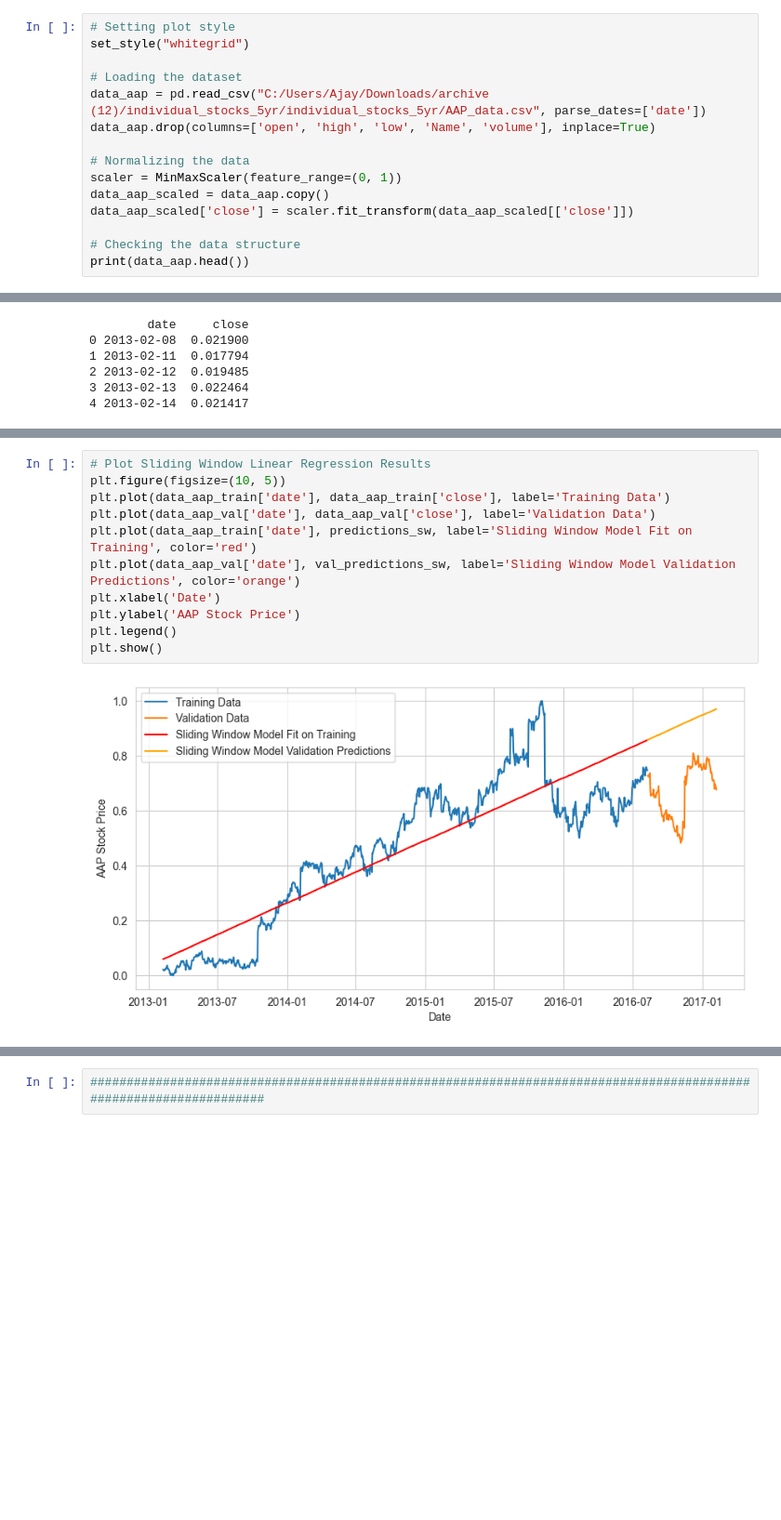
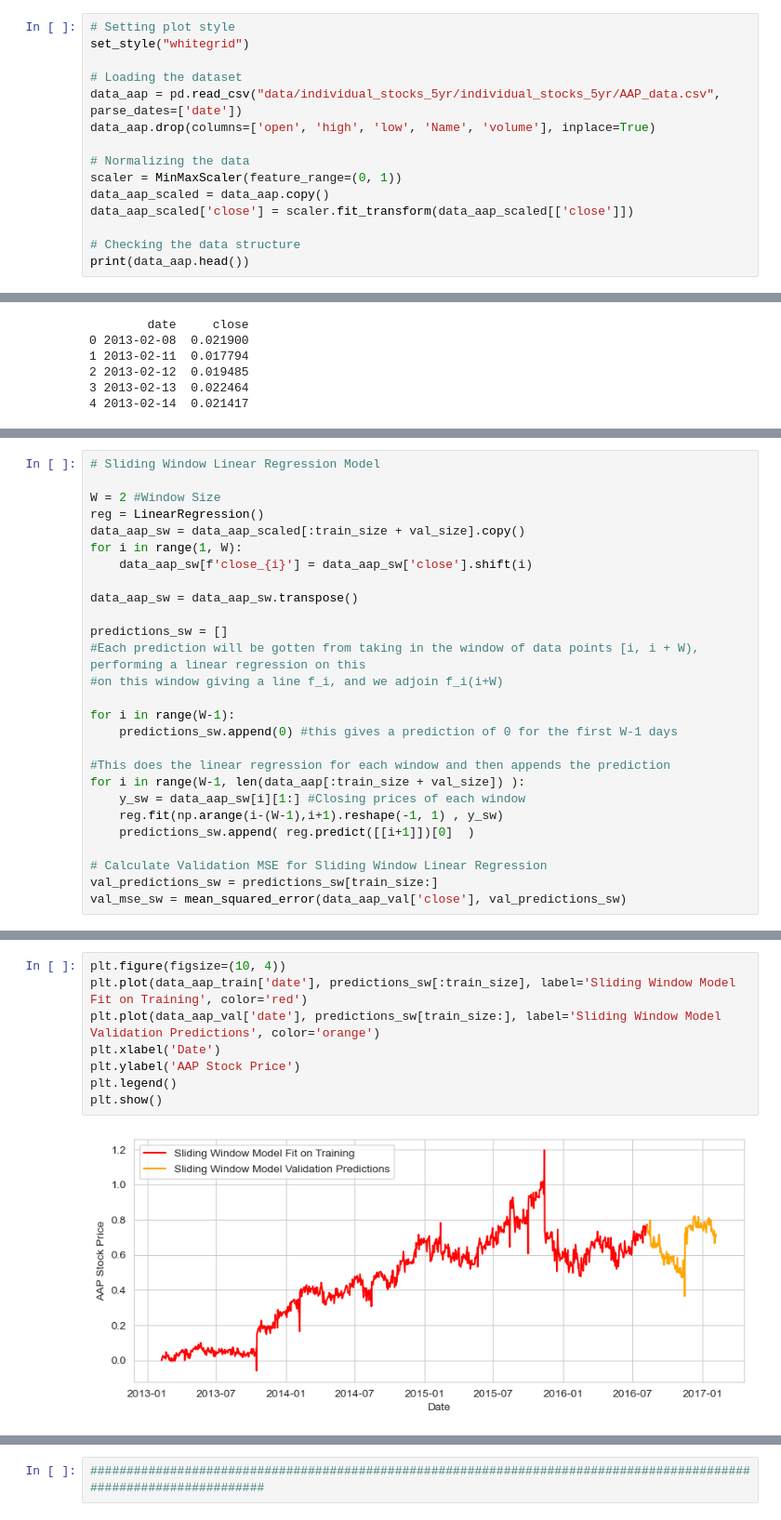
Before and after one commit to Ajay-Aryan/Stock_Price_Prediction, a Jupyter notebook: Combined_.ipynb, the cells around one changed output, grey strips where cells are left out. Shown: that part at 93% size. Drawn from its saved outputs; the diff is of its cells as text; blank space fills up the shorter version.

```diff
--- a/Combined_.ipynb
+++ b/Combined_.ipynb
@@ -19,7 +19,7 @@ Apple data for last 5 years
 set_style("whitegrid")
 
 # Loading the dataset
-data_aap = pd.read_csv("C:/Users/Ajay/Downloads/archive (12)/individual_stocks_5yr/individual_stocks_5yr/AAP_data.csv", parse_dates=['date'])
+data_aap = pd.read_csv("data/individual_stocks_5yr/individual_stocks_5yr/AAP_data.csv", parse_dates=['date'])
 data_aap.drop(columns=['open', 'high', 'low', 'Name', 'volume'], inplace=True)
 
 # Normalizing the data
@@ -79,0 +58,27 @@ val_mse_sw = mean_squared_error(data_aap_val['close'], val_predictions_sw)
+# %%
+# Sliding Window Linear Regression Model
+
+W = 2 #Window Size
+reg = LinearRegression()
+data_aap_sw = data_aap_scaled[:train_size + val_size].copy()
+for i in range(1, W):
+    data_aap_sw[f'close_{i}'] = data_aap_sw['close'].shift(i)
+
+data_aap_sw = data_aap_sw.transpose()
+
+predictions_sw = []
+#Each prediction will be gotten from taking in the window of data points [i, i + W), performing a linear regression on this
+#on this window giving a line f_i, and we adjoin f_i(i+W)
+
+for i in range(W-1):
+    predictions_sw.append(0) #this gives a prediction of 0 for the first W-1 days
+
+#This does the linear regression for each window and then appends the prediction
+for i in range(W-1, len(data_aap[:train_size + val_size]) ):
+    y_sw = data_aap_sw[i][1:] #Closing prices of each window
+    reg.fit(np.arange(i-(W-1),i+1).reshape(-1, 1) , y_sw)
+    predictions_sw.append( reg.predict([[i+1]])[0]  )
+
+# Calculate Validation MSE for Sliding Window Linear Regression
+val_predictions_sw = predictions_sw[train_size:]
+val_mse_sw = mean_squared_error(data_aap_val['close'], val_predictions_sw)
@@ -80,16 +98,13 @@ val_mse_sw = mean_squared_error(data_aap_val['close'], val_predictions_sw)
 # %%
-# Plot Sliding Window Linear Regression Results
-plt.figure(figsize=(10, 5))
-plt.plot(data_aap_train['date'], data_aap_train['close'], label='Training Data')
-plt.plot(data_aap_val['date'], data_aap_val['close'], label='Validation Data')
-plt.plot(data_aap_train['date'], predictions_sw, label='Sliding Window Model Fit on Training', color='red')
-plt.plot(data_aap_val['date'], val_predictions_sw, label='Sliding Window Model Validation Predictions', color='orange')
+plt.figure(figsize=(10, 4))
+plt.plot(data_aap_train['date'], predictions_sw[:train_size], label='Sliding Window Model Fit on Training', color='red')
+plt.plot(data_aap_val['date'], predictions_sw[train_size:], label='Sliding Window Model Validation Predictions', color='orange')
 plt.xlabel('Date')
 plt.ylabel('AAP Stock Price')
 plt.legend()
 plt.show()
 # %% [output]
-[figure, old version]
+[figure, new version]
 # %%
 print('Sliding Window Linear Regression Validation MSE: {:.10f}'.format(val_mse_sw))
 # %% [output]
```
Also changed, not shown: parts of 8 cells of this notebook.
